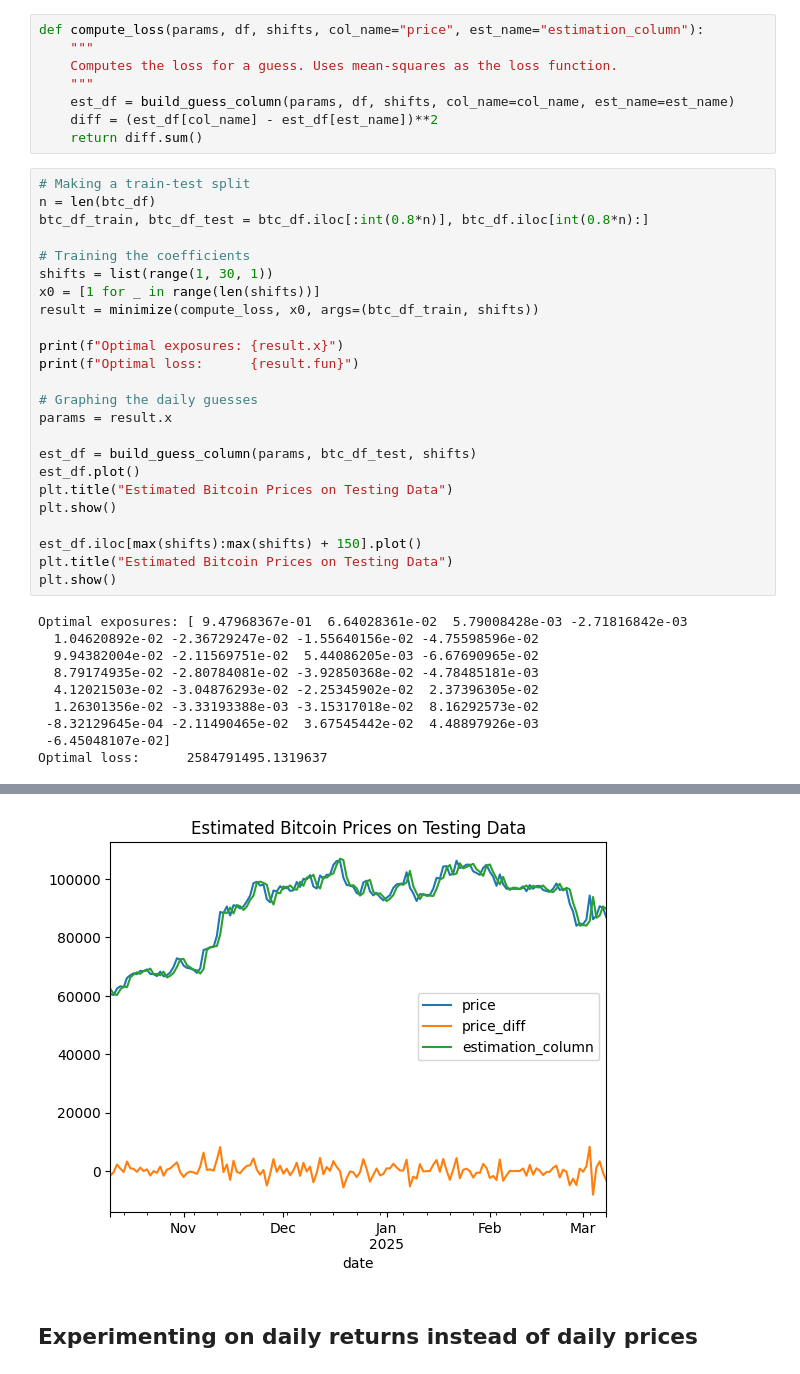
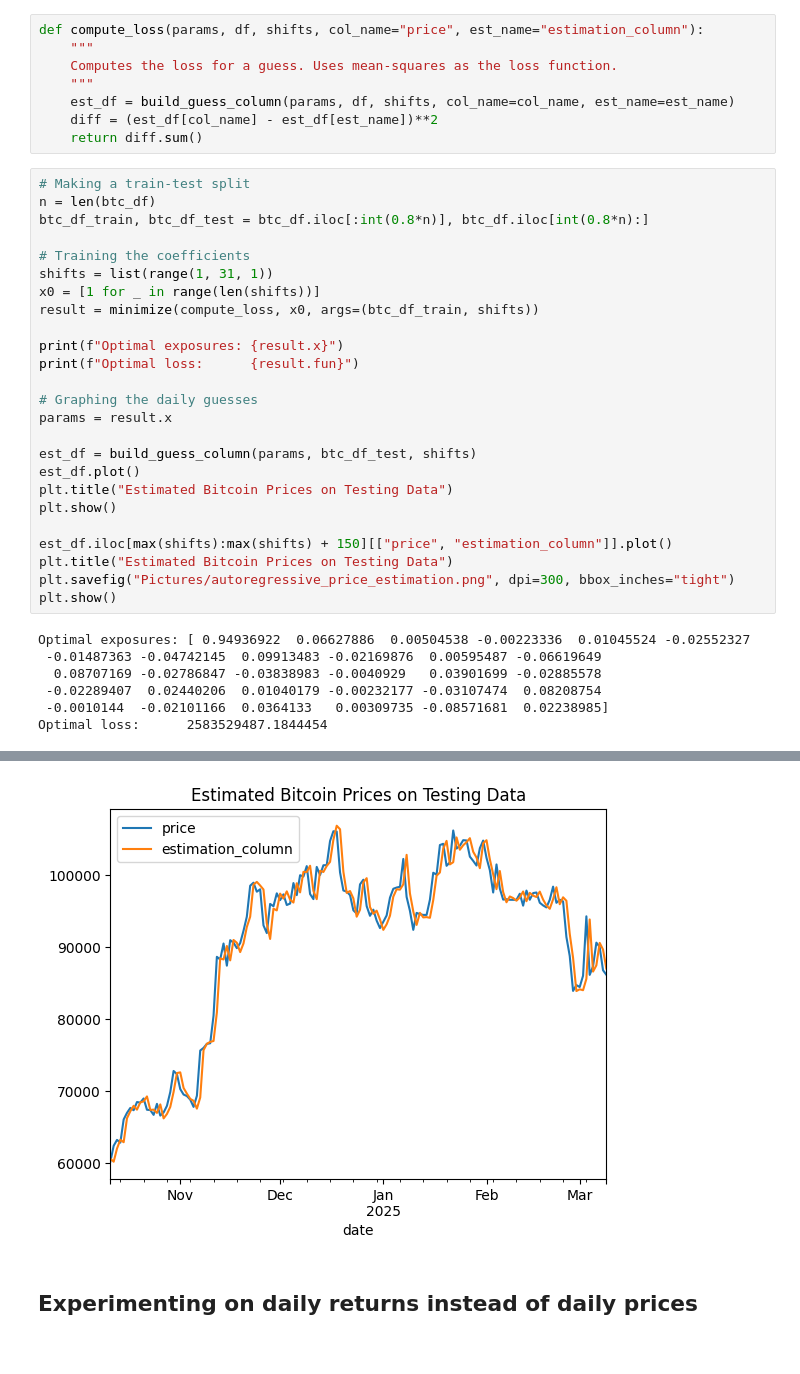
Before and after one commit to EthanPrimes/autoregressive_bitcoin_price_estimation, a Jupyter notebook: linear_regression.ipynb, the cells around one changed output, grey strips where cells are left out. Cells and saved outputs as stored; diff of their text form.

```diff
--- a/linear_regression.ipynb
+++ b/linear_regression.ipynb
@@ -46,39 +46,37 @@ def compute_loss(params, df, shifts, col_name="price", est_name="estimation_colu
 # %%
 # Making a train-test split
 n = len(btc_df)
 btc_df_train, btc_df_test = btc_df.iloc[:int(0.8*n)], btc_df.iloc[int(0.8*n):]
 
 # Training the coefficients
-shifts = list(range(1, 30, 1))
+shifts = list(range(1, 31, 1))
 x0 = [1 for _ in range(len(shifts))]
 result = minimize(compute_loss, x0, args=(btc_df_train, shifts))
 
 print(f"Optimal exposures: {result.x}")
 print(f"Optimal loss:      {result.fun}")
 
 # Graphing the daily guesses
 params = result.x
 
 est_df = build_guess_column(params, btc_df_test, shifts)
 est_df.plot()
 plt.title("Estimated Bitcoin Prices on Testing Data")
 plt.show()
 
-est_df.iloc[max(shifts):max(shifts) + 150].plot()
+est_df.iloc[max(shifts):max(shifts) + 150][["price", "estimation_column"]].plot()
 plt.title("Estimated Bitcoin Prices on Testing Data")
+plt.savefig("Pictures/autoregressive_price_estimation.png", dpi=300, bbox_inches="tight")
 plt.show()
 # %% [output]
-Optimal exposures: [ 9.47968367e-01  6.64028361e-02  5.79008428e-03 -2.71816842e-03
-  1.04620892e-02 -2.36729247e-02 -1.55640156e-02 -4.75598596e-02
-  9.94382004e-02 -2.11569751e-02  5.44086205e-03 -6.67690965e-02
-  8.79174935e-02 -2.80784081e-02 -3.92850368e-02 -4.78485181e-03
-  4.12021503e-02 -3.04876293e-02 -2.25345902e-02  2.37396305e-02
-  1.26301356e-02 -3.33193388e-03 -3.15317018e-02  8.16292573e-02
- -8.32129645e-04 -2.11490465e-02  3.67545442e-02  4.48897926e-03
- -6.45048107e-02]
-Optimal loss:      2584791495.1319637
+Optimal exposures: [ 0.94936922  0.06627886  0.00504538 -0.00223336  0.01045524 -0.02552327
+ -0.01487363 -0.04742145  0.09913483 -0.02169876  0.00595487 -0.06619649
+  0.08707169 -0.02786847 -0.03838983 -0.0040929   0.03901699 -0.02885578
+ -0.02289407  0.02440206  0.01040179 -0.00232177 -0.03107474  0.08208754
+ -0.0010144  -0.02101166  0.0364133   0.00309735 -0.08571681  0.02238985]
+Optimal loss:      2583529487.1844454
 [figure]
-[figure, old version]
+[figure, new version]
 # %% [markdown]
 ## Experimenting on daily returns instead of daily prices
 # %%
```
Also changed, not shown: parts of 1 cell of this notebook, 2 other files.
